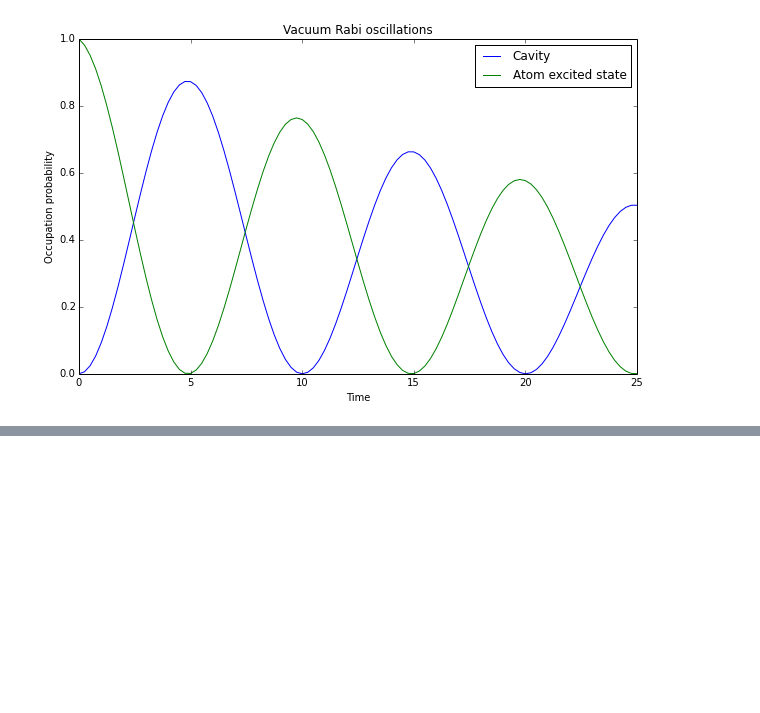
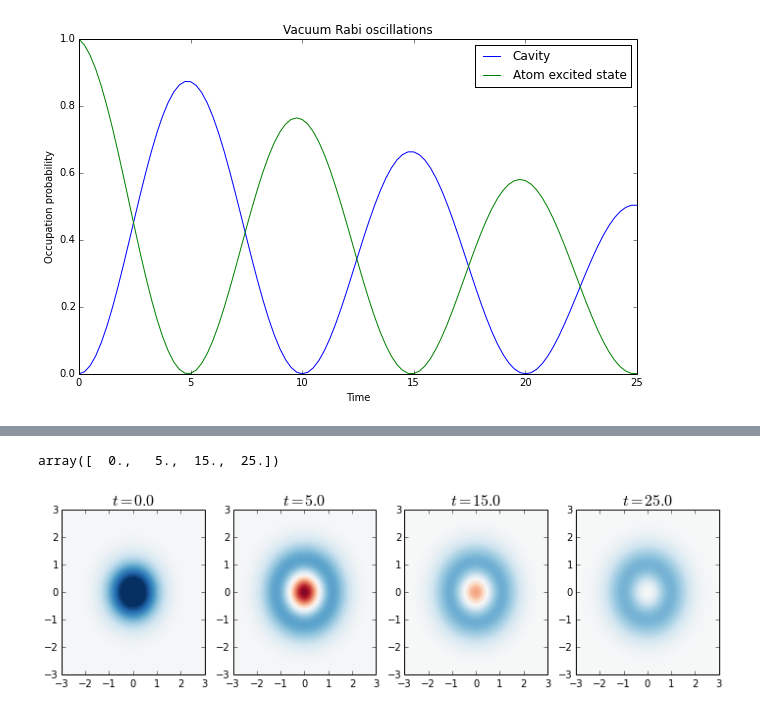
Before and after one commit to sibeshkar/JaynesCummingModel, a Jupyter notebook: JaynesCummingmodel.ipynb, the cells around one changed output, grey strips where cells are left out. Cells and saved outputs as stored; diff of their text form; code cells hidden in the pictures; blank space fills up the shorter version.

```diff
--- a/JaynesCummingmodel.ipynb
+++ b/JaynesCummingmodel.ipynb
@@ -98,0 +105,2 @@ axes.set_title('Vacuum Rabi oscillations')
+# %%
+output = mesolve(H, psi0, tlist, c_ops, [])
@@ -98,0 +136,31 @@ axes.set_title('Vacuum Rabi oscillations')
+# %%
+# find the indices of the density matrices for the times we are interested in
+t_idx = where([tlist == t for t in [0.0, 5.0, 15.0, 25.0]])[1]
+tlist[t_idx]
+# %% [output]
+array([  0.,   5.,  15.,  25.])
+# %%
+# get a list density matrices
+rho_list = array(output.states)[t_idx]
+# %%
+# loop over the list of density matrices
+
+xvec = np.linspace(-3,3,200)
+
+fig, axes = plt.subplots(1,len(rho_list), sharex=True, figsize=(3*len(rho_list),3))
+
+for idx, rho in enumerate(rho_list):
+
+    # trace out the atom from the density matrix, to obtain
+    # the reduced density matrix for the cavity
+    rho_cavity = ptrace(rho, 0)
+
+    # calculate its wigner function
+    W = wigner(rho_cavity, xvec, xvec)
+
+    # plot its wigner function
+    axes[idx].contourf(xvec, xvec, W, 100, norm=mpl.colors.Normalize(-.25,.25), cmap=plt.get_cmap('RdBu'))
+
+    axes[idx].set_title(r"$t = %.1f$" % tlist[t_idx][idx], fontsize=16)
+# %% [output]
+[figure, added]
```
Also changed, not shown: parts of 10 cells of this notebook.
